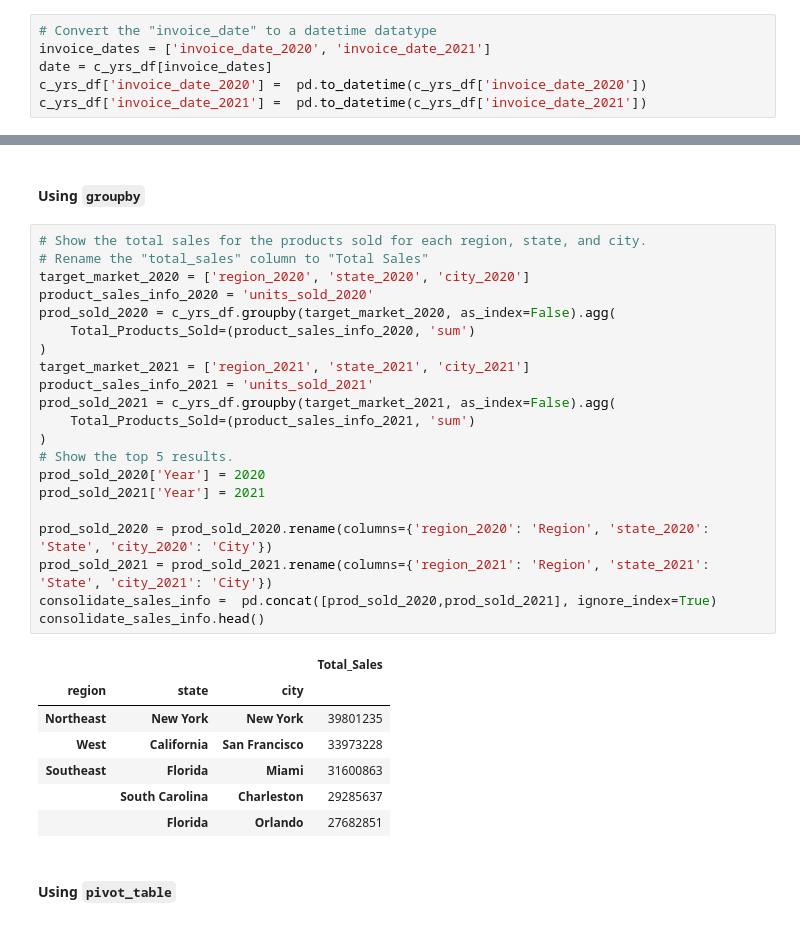
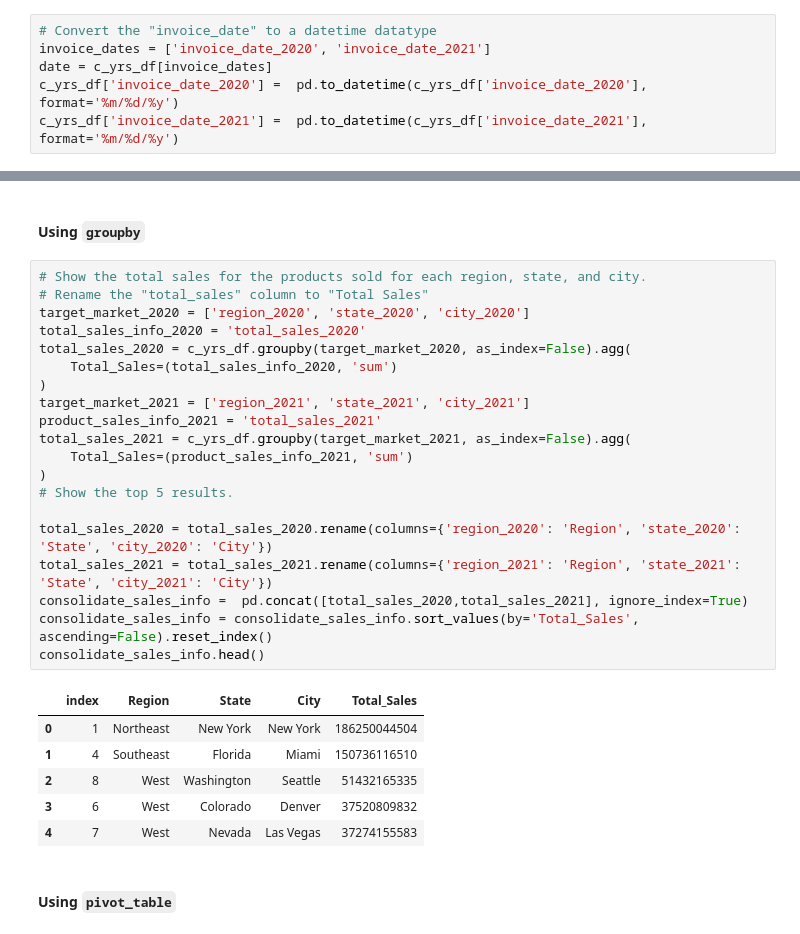
Before and after one commit to inCloset/athletic_sales_analysis, a Jupyter notebook: athletic_sales_analysis.ipynb, the cells around one changed output, grey strips where cells are left out. Drawn from its saved outputs; the diff is of its cells as text.

```diff
--- a/athletic_sales_analysis.ipynb
+++ b/athletic_sales_analysis.ipynb
@@ -143,8 +143,8 @@ memory usage: 679.3+ MB
 # Convert the "invoice_date" to a datetime datatype
 invoice_dates = ['invoice_date_2020', 'invoice_date_2021']
 date = c_yrs_df[invoice_dates]
-c_yrs_df['invoice_date_2020'] =  pd.to_datetime(c_yrs_df['invoice_date_2020'])
-c_yrs_df['invoice_date_2021'] =  pd.to_datetime(c_yrs_df['invoice_date_2021'])
+c_yrs_df['invoice_date_2020'] =  pd.to_datetime(c_yrs_df['invoice_date_2020'], format='%m/%d/%y')
+c_yrs_df['invoice_date_2021'] =  pd.to_datetime(c_yrs_df['invoice_date_2021'], format='%m/%d/%y')
 # %%
 # Confirm that the "invoice_date" data type has been changed.
 print(c_yrs_df.info())
@@ -239,31 +235,29 @@ consolidate_pivot_sales_info.head()
 # %%
 # Show the total sales for the products sold for each region, state, and city.
 # Rename the "total_sales" column to "Total Sales"
 target_market_2020 = ['region_2020', 'state_2020', 'city_2020']
-product_sales_info_2020 = 'units_sold_2020'
-prod_sold_2020 = c_yrs_df.groupby(target_market_2020, as_index=False).agg(
-    Total_Products_Sold=(product_sales_info_2020, 'sum')
+total_sales_info_2020 = 'total_sales_2020'
+total_sales_2020 = c_yrs_df.groupby(target_market_2020, as_index=False).agg(
+    Total_Sales=(total_sales_info_2020, 'sum')
 )
 target_market_2021 = ['region_2021', 'state_2021', 'city_2021']
-product_sales_info_2021 = 'units_sold_2021'
-prod_sold_2021 = c_yrs_df.groupby(target_market_2021, as_index=False).agg(
-    Total_Products_Sold=(product_sales_info_2021, 'sum')
+product_sales_info_2021 = 'total_sales_2021'
+total_sales_2021 = c_yrs_df.groupby(target_market_2021, as_index=False).agg(
+    Total_Sales=(product_sales_info_2021, 'sum')
 )
 # Show the top 5 results.
-prod_sold_2020['Year'] = 2020
-prod_sold_2021['Year'] = 2021
 
-prod_sold_2020 = prod_sold_2020.rename(columns={'region_2020': 'Region', 'state_2020': 'State', 'city_2020': 'City'})
-prod_sold_2021 = prod_sold_2021.rename(columns={'region_2021': 'Region', 'state_2021': 'State', 'city_2021': 'City'})
-consolidate_sales_info =  pd.concat([prod_sold_2020,prod_sold_2021], ignore_index=True)
+total_sales_2020 = total_sales_2020.rename(columns={'region_2020': 'Region', 'state_2020': 'State', 'city_2020': 'City'})
+total_sales_2021 = total_sales_2021.rename(columns={'region_2021': 'Region', 'state_2021': 'State', 'city_2021': 'City'})
+consolidate_sales_info =  pd.concat([total_sales_2020,total_sales_2021], ignore_index=True)
+consolidate_sales_info = consolidate_sales_info.sort_values(by='Total_Sales', ascending=False).reset_index()
 consolidate_sales_info.head()
 # %% [output]
-|  |  |  | Total_Sales |
-| region | state | city |  |
-| Northeast | New York | New York | 39801235 |
-| West | California | San Francisco | 33973228 |
-| Southeast | Florida | Miami | 31600863 |
-|  | South Carolina | Charleston | 29285637 |
-|  | Florida | Orlando | 27682851 |
+|  | index | Region | State | City | Total_Sales |
+| 0 | 1 | Northeast | New York | New York | 186250044504 |
+| 1 | 4 | Southeast | Florida | Miami | 150736116510 |
+| 2 | 8 | West | Washington | Seattle | 51432165335 |
+| 3 | 6 | West | Colorado | Denver | 37520809832 |
+| 4 | 7 | West | Nevada | Las Vegas | 37274155583 |
 # %% [markdown]
 #### Using `pivot_table`
```
Also changed, not shown: parts of 14 cells of this notebook.
